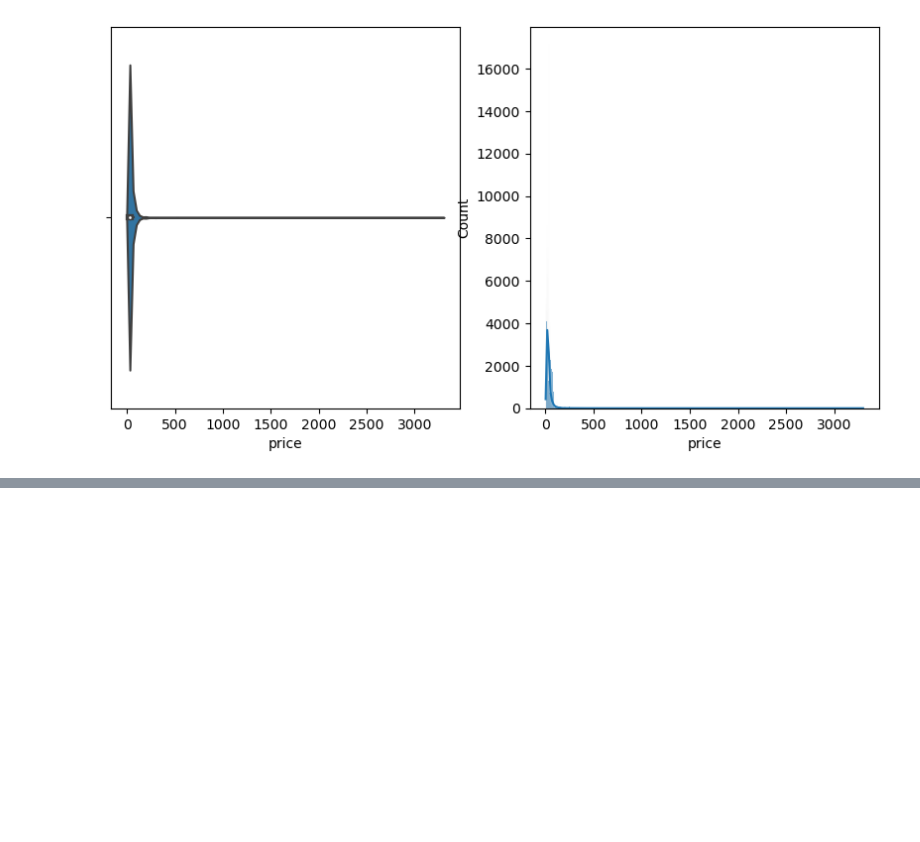
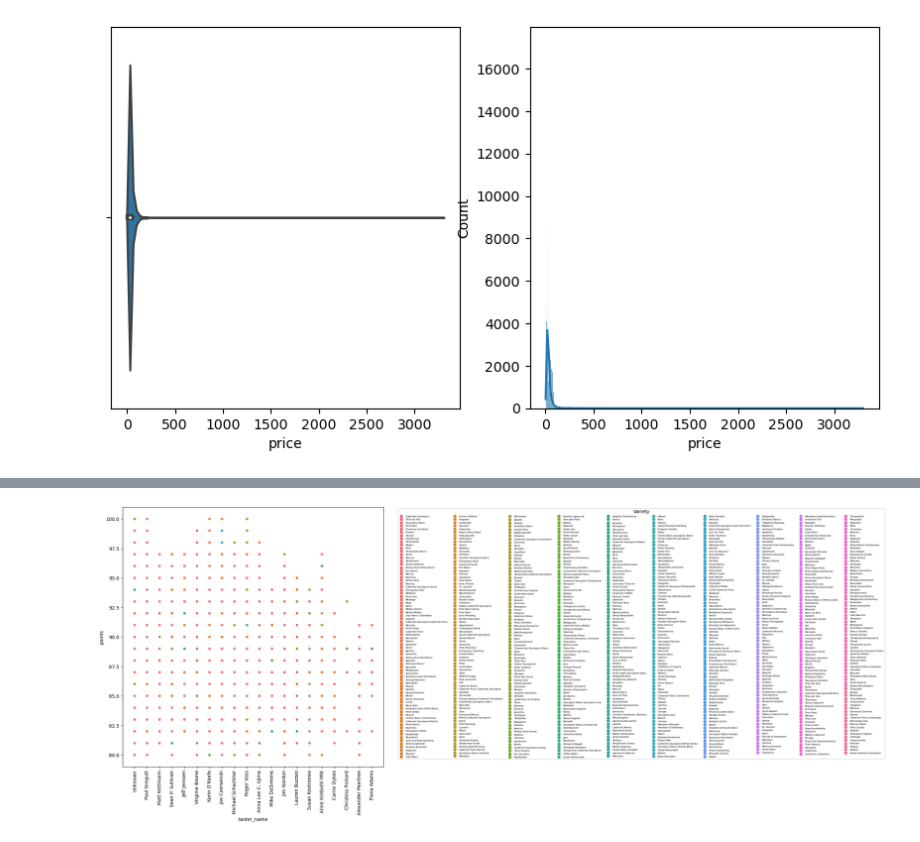
Before and after one commit to Diacon81/Wine, a Jupyter notebook: wines.ipynb, the cells around one changed output, grey strips where cells are left out. Drawn from its saved outputs; the diff is of its cells as text; code cells hidden in the pictures; blank space fills up the shorter version.

```diff
--- a/wines.ipynb
+++ b/wines.ipynb
@@ -326,0 +350,8 @@ plt.show()
+# %%
+plt.figure(figsize=(10,10))
+sns.scatterplot(wines_df,x='taster_name',y='points',hue='variety')
+plt.xticks(rotation=90)
+plt.legend(title='Variety', bbox_to_anchor=(1.05, 1), loc='upper left',ncol=10,fontsize=5)
+plt.show()
+# %% [output]
+[figure, added]
```
Also changed, not shown: parts of 3 cells of this notebook.
